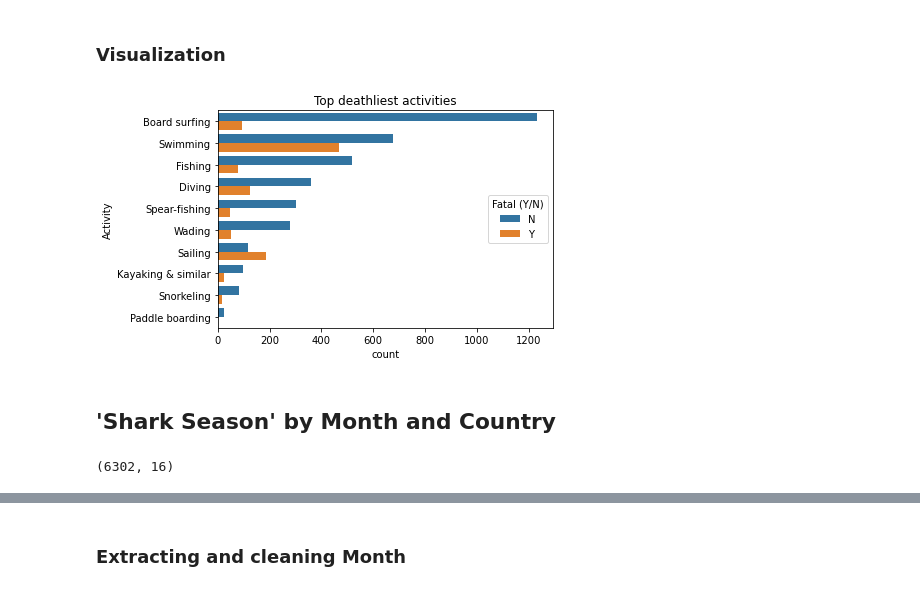
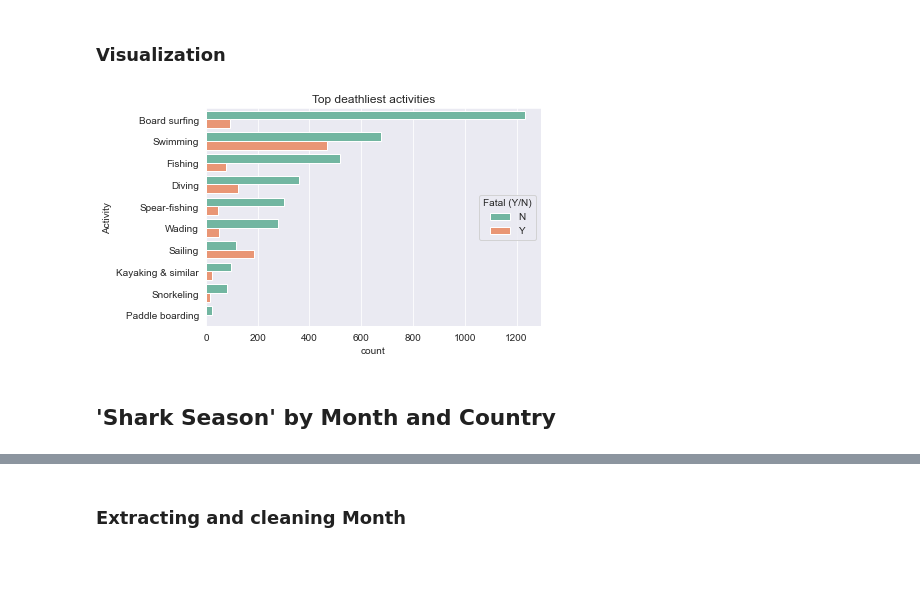
Before and after one commit to mplanasgit/project-1, a Jupyter notebook: my_project_analysis.ipynb, the cells around one changed output, grey strips where cells are left out. Drawn from its saved outputs; the diff is of its cells as text; code cells hidden in the pictures; blank space fills up the shorter version.

```diff
--- a/my_project_analysis.ipynb
+++ b/my_project_analysis.ipynb
@@ -167,12 +167,16 @@ Name: Fatal (Y/N), dtype: int64
 ### Visualization
 # %%
 # Plotting
+
+sns.set_style('darkgrid')
+sns.set_palette('Set2')
+
 fig_activity = sns.countplot(y="Activity", data=sharks_clean, hue="Fatal (Y/N)", order=sharks_clean.Activity.value_counts().iloc[:10].index)
 fig_activity.set(title='Top deathliest activities')
 
 plt.savefig('./images/activity_fatality.jpg', dpi=1000, bbox_inches='tight')
 # %% [output]
-[figure, old version]
+[figure, new version]
 # %%
 # Exporting clean dataset
 sharks_clean.to_csv('./data/sharks_clean_activity_fatal.csv', index = False)
@@ -185,5 +184,0 @@ sharks_clean = pd.read_csv('./data/sharks_clean.csv', encoding = "unicode_escape
-# %%
-# Looking at shape
-sharks_clean.shape
-# %% [output]
-(6302, 16)
```
Also changed, not shown: parts of 49 cells of this notebook, 11 other files.
